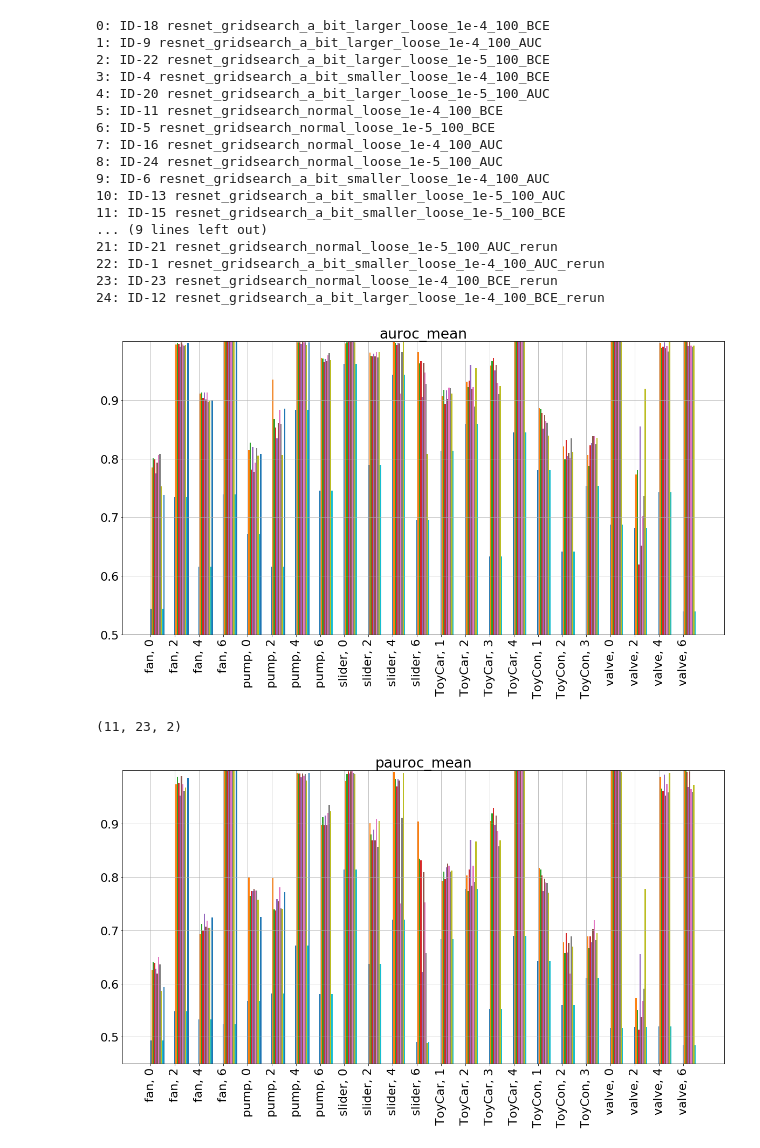
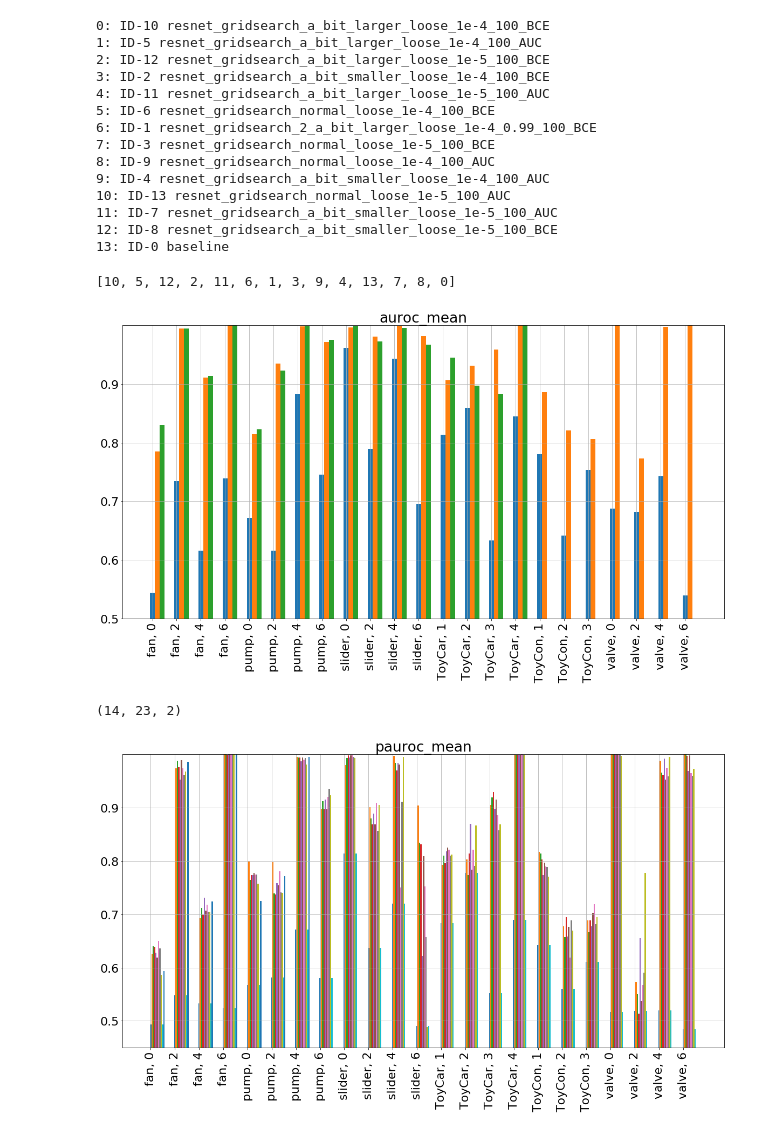
Before and after one commit to OptimusPrimus/dcase2020_task2, a Jupyter notebook: notebooks/create_bar_plot.ipynb, the cells around one changed output. Drawn from its saved outputs; the diff is of its cells as text; code cells hidden in the pictures.

```diff
--- a/notebooks/create_bar_plot.ipynb
+++ b/notebooks/create_bar_plot.ipynb
@@ -84,5 +84,6 @@ descriptors = set()
 for experiment in experiments:
     descriptors = descriptors.union(set([experiment['config']['id']]))
 descriptors = list(descriptors)
+descriptors = [d for d in descriptors if d.split('_')[-1] != 'rerun']
 print(f'Loaded {len(descriptors)} distinct experiments.')
 # %% [output]
@@ -135,60 +130,61 @@ names = np.array(names)
 for i, (n, r, j) in enumerate(zip(names[indices], ranks[indices], indices)):
     print(f'{i}: ID-{j} {n}')
 # %% [output]
-0: ID-18 resnet_gridsearch_a_bit_larger_loose_1e-4_100_BCE
-1: ID-9 resnet_gridsearch_a_bit_larger_loose_1e-4_100_AUC
-2: ID-22 resnet_gridsearch_a_bit_larger_loose_1e-5_100_BCE
-3: ID-4 resnet_gridsearch_a_bit_smaller_loose_1e-4_100_BCE
-4: ID-20 resnet_gridsearch_a_bit_larger_loose_1e-5_100_AUC
-5: ID-11 resnet_gridsearch_normal_loose_1e-4_100_BCE
-6: ID-5 resnet_gridsearch_normal_loose_1e-5_100_BCE
-7: ID-16 resnet_gridsearch_normal_loose_1e-4_100_AUC
-8: ID-24 resnet_gridsearch_normal_loose_1e-5_100_AUC
-9: ID-6 resnet_gridsearch_a_bit_smaller_loose_1e-4_100_AUC
-10: ID-13 resnet_gridsearch_a_bit_smaller_loose_1e-5_100_AUC
-11: ID-15 resnet_gridsearch_a_bit_smaller_loose_1e-5_100_BCE
-... (9 lines left out)
-21: ID-21 resnet_gridsearch_normal_loose_1e-5_100_AUC_rerun
-22: ID-1 resnet_gridsearch_a_bit_smaller_loose_1e-4_100_AUC_rerun
-23: ID-23 resnet_gridsearch_normal_loose_1e-4_100_BCE_rerun
-24: ID-12 resnet_gridsearch_a_bit_larger_loose_1e-4_100_BCE_rerun
+0: ID-10 resnet_gridsearch_a_bit_larger_loose_1e-4_100_BCE
+1: ID-5 resnet_gridsearch_a_bit_larger_loose_1e-4_100_AUC
+2: ID-12 resnet_gridsearch_a_bit_larger_loose_1e-5_100_BCE
+3: ID-2 resnet_gridsearch_a_bit_smaller_loose_1e-4_100_BCE
+4: ID-11 resnet_gridsearch_a_bit_larger_loose_1e-5_100_AUC
+5: ID-6 resnet_gridsearch_normal_loose_1e-4_100_BCE
+6: ID-1 resnet_gridsearch_2_a_bit_larger_loose_1e-4_0.99_100_BCE
+7: ID-3 resnet_gridsearch_normal_loose_1e-5_100_BCE
+8: ID-9 resnet_gridsearch_normal_loose_1e-4_100_AUC
+9: ID-4 resnet_gridsearch_a_bit_smaller_loose_1e-4_100_AUC
+10: ID-13 resnet_gridsearch_normal_loose_1e-5_100_AUC
+11: ID-7 resnet_gridsearch_a_bit_smaller_loose_1e-5_100_AUC
+12: ID-8 resnet_gridsearch_a_bit_smaller_loose_1e-5_100_BCE
+13: ID-0 baseline
+# %%
+indices
+# %% [output]
+[10, 5, 12, 2, 11, 6, 1, 3, 9, 4, 13, 7, 8, 0]
 # %%
 metric = 'auroc_mean'
 bar_width = 0.6
 bar_spacing=0.00
 top = 10
 
-top_k_data = data[indices, :, 0 if metric == 'auroc_mean' else 1][:top]
+top_k_data = data[[10, 1], :, 0 if metric == 'auroc_mean' else 1][:top]
 baseline_data = data[0:1, :, 0 if metric == 'auroc_mean' else 1]
 to_visualize = np.concatenate([baseline_data, top_k_data])
 
 plt.figure(figsize=(20,10))
 plt.rcParams.update({'font.size': 22})
 plt.title(f'{metric}')
 labels = []
 
 for i in range(6):
     for j in TRAINING_ID_MAP[i]:
         labels.append("{}, {}".format(INVERSE_CLASS_MAP[i][:6], j))
 
 for i, d in enumerate(to_visualize):
     plt.bar(
         np.arange(len(labels)) + i * (bar_width / len(to_visualize) + bar_spacing),
         d,
         bar_width/ len(to_visualize),
     )
 
 plt.xticks(np.arange(len(labels)), labels, rotation='vertical')
 plt.ylim(0.5, 1.)
 plt.yticks(np.arange(0.5, 1., 0.1))
 plt.grid()
 plt.savefig(f'top_{top}_auc.png')
 plt.show()
 
 data.shape
 # %% [output]
-[figure, old version]
+[figure, new version]
-(11, 23, 2)
+(14, 23, 2)
 # %%
 
 
```
Also changed, not shown: parts of 3 cells of this notebook, 8 other files.
